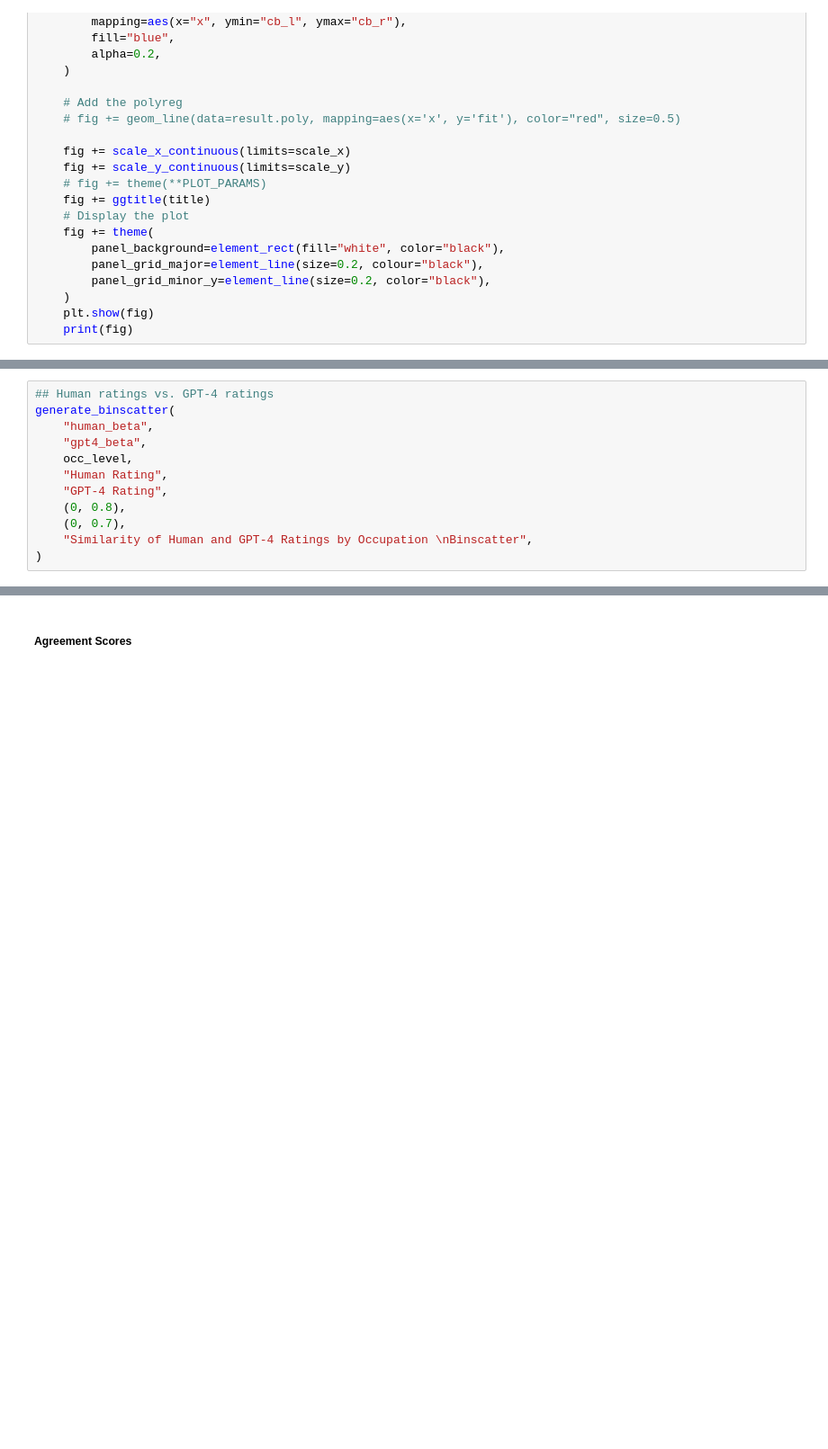
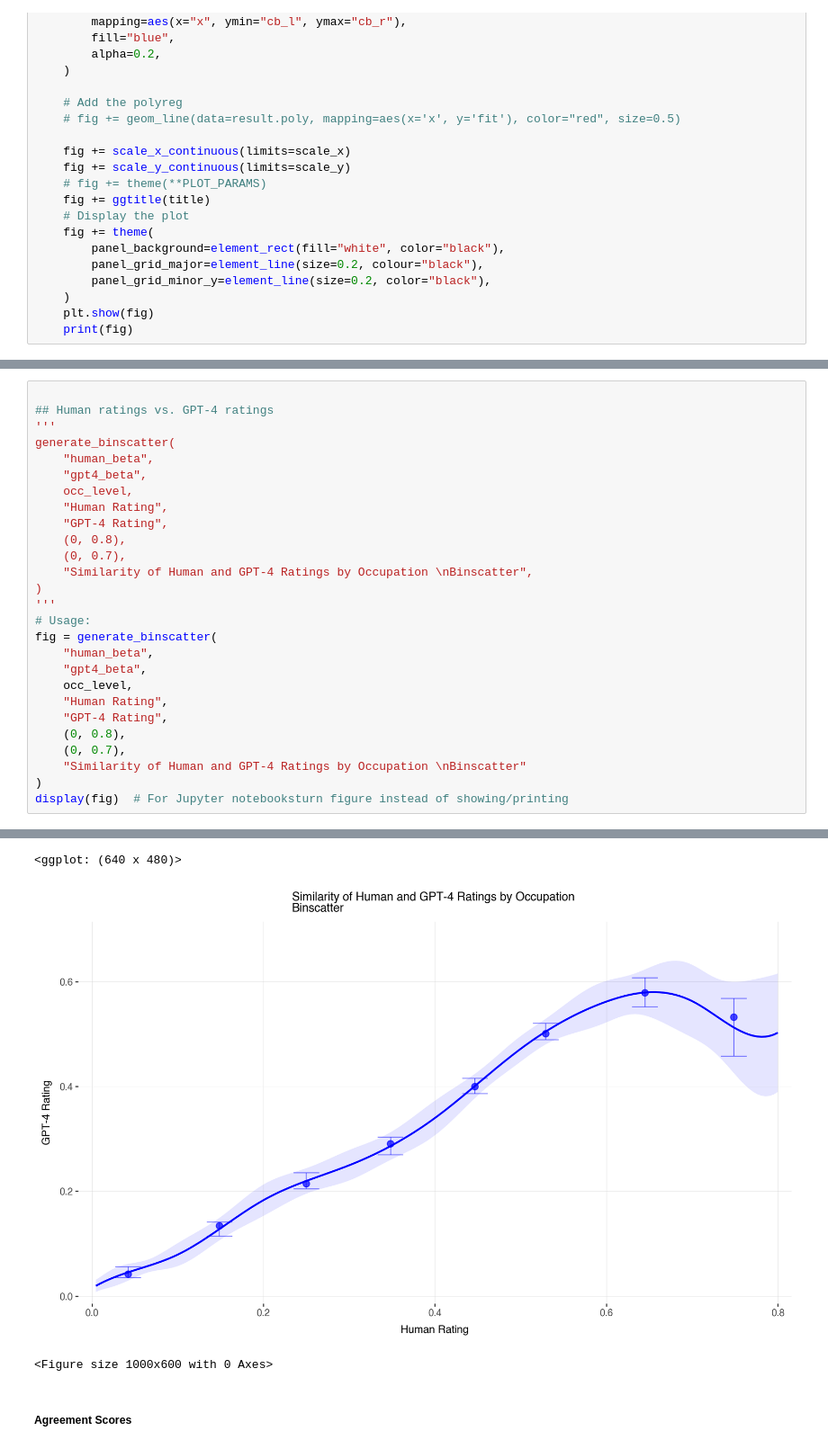
Before and after one commit to gsmithline/GPTs-are-GPTs, a Jupyter notebook: code/gpts_are_gpts_script1.ipynb, the cells around one changed output, grey strips where cells are left out. Shown at 90% size. Drawn from its saved outputs; the diff is of its cells as text; blank space fills up the shorter version.

```diff
--- a/code/gpts_are_gpts_script1.ipynb
+++ b/code/gpts_are_gpts_script1.ipynb
@@ -378,5 +465,7 @@ def generate_binscatter(col1, col2, data, x_lab, y_lab, scale_x, scale_y, title)
 # %%
+
 ## Human ratings vs. GPT-4 ratings
+'''
 generate_binscatter(
     "human_beta",
     "gpt4_beta",
@@ -387,4 +476,17 @@ generate_binscatter(
     (0, 0.7),
     "Similarity of Human and GPT-4 Ratings by Occupation \nBinscatter",
 )
+'''
+# Usage:
+fig = generate_binscatter(
+    "human_beta",
+    "gpt4_beta",
+    occ_level,
+    "Human Rating",
+    "GPT-4 Rating",
+    (0, 0.8),
+    (0, 0.7),
+    "Similarity of Human and GPT-4 Ratings by Occupation \nBinscatter"
+)
+display(fig)  # For Jupyter notebooksturn figure instead of showing/printing
 # %% [output]
@@ -394,3 +503,6 @@ Note: Setting at least nsims=2000 and simsgrid=50 is recommended to obtain the f
+<ggplot: (640 x 480)>
+[figure, added]
+<Figure size 1000x600 with 0 Axes>
 # %% [markdown]
 ##### Agreement Scores
 # %%
```
Also changed, not shown: parts of 41 cells of this notebook, 1 other file.
